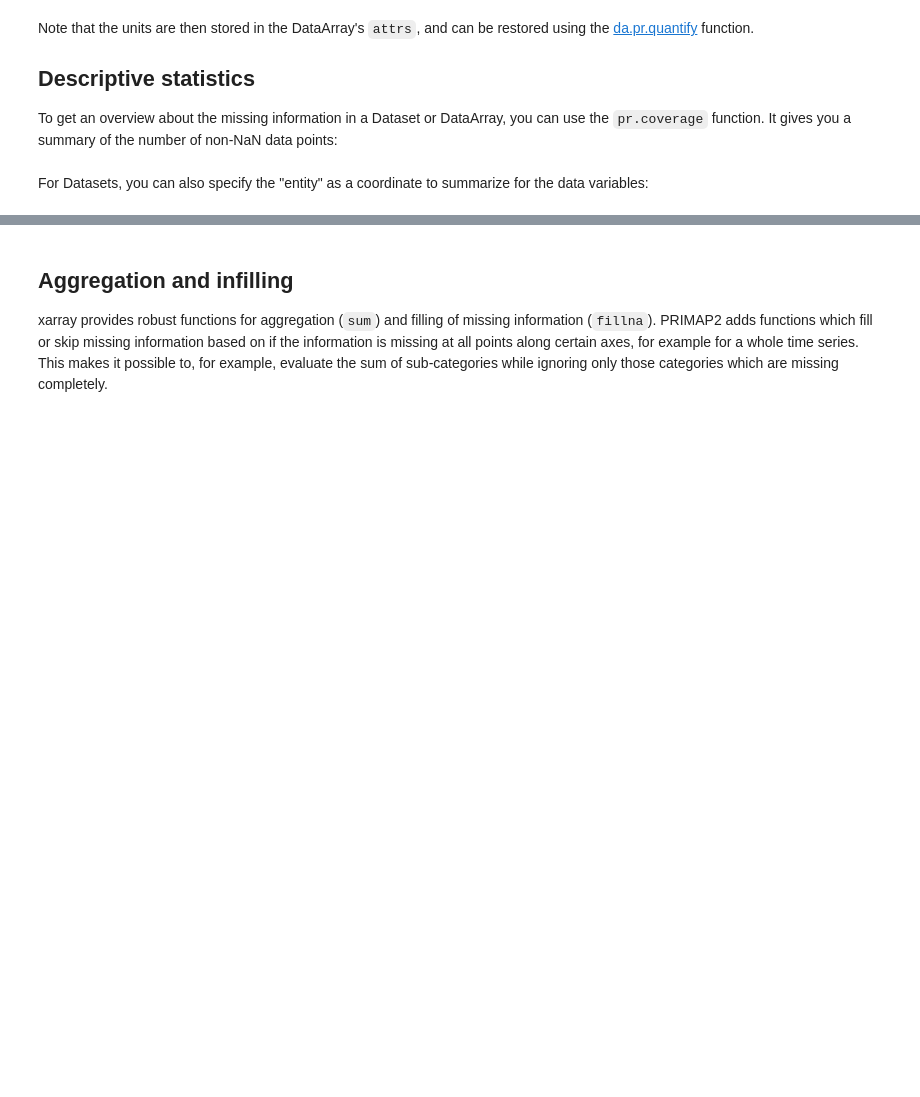
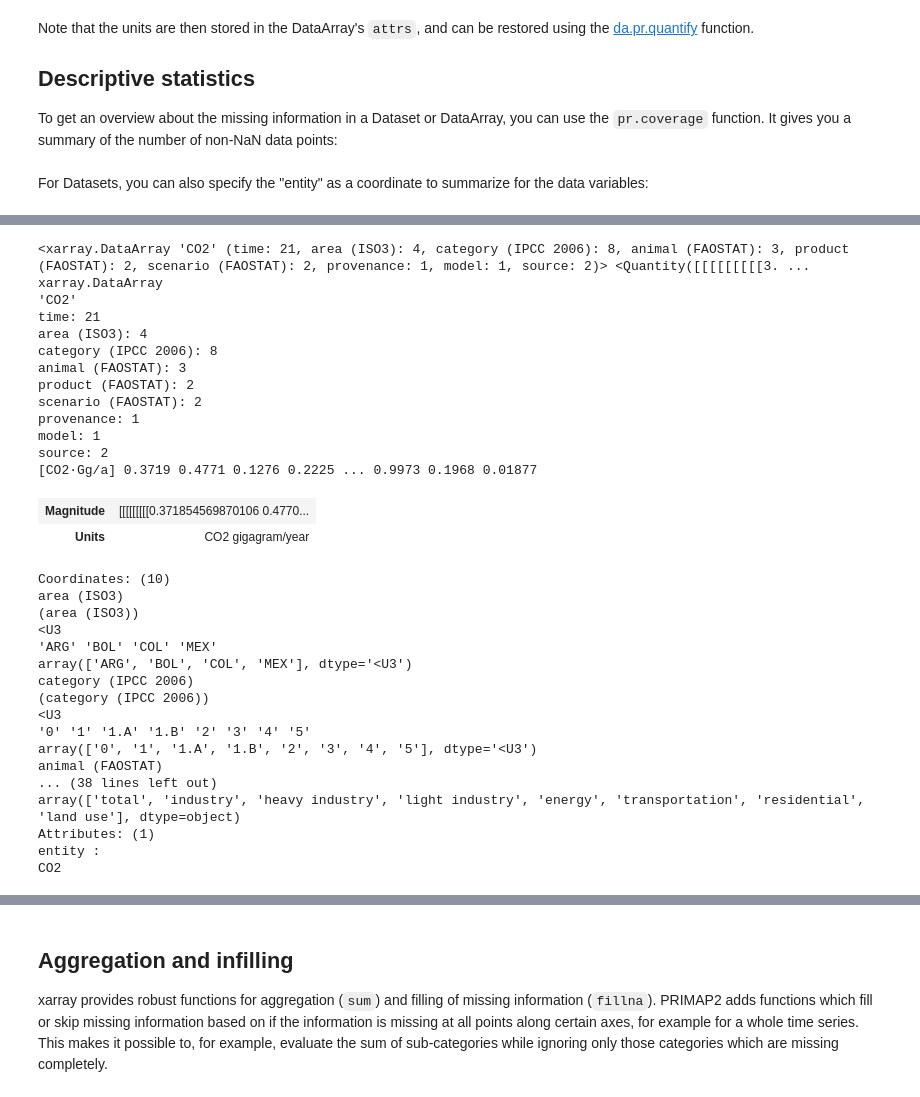
Before and after one commit to primap-community/primap2, a Jupyter notebook: docs/usage.ipynb, the cells around one changed output, grey strips where cells are left out. Saved outputs shown, nothing was run; the diff lists cells and outputs as text; code cells hidden in the pictures; blank space fills up the shorter version.

Commit message:
Add docs and improve tests for pr.merge

```diff
--- a/docs/usage.ipynb
+++ b/docs/usage.ipynb
@@ -277,0 +291,50 @@ ds.pr.coverage("product", "entity", "area")
+# %%
+from primap2.tests.examples import opulent_ds
+import xarray as xr
+
+op_ds = opulent_ds()
+# only take part of the countries to have something to actually merge
+da_start = op_ds["CO2"].pr.loc[{"area": ["ARG", "COL", "MEX"]}]
+# modify some data
+data_to_modify = op_ds["CO2"].pr.loc[{"area": ["ARG"]}].pr.sum("area")
+data_to_modify.data = data_to_modify.data * 1.009
+da_merge = op_ds["CO2"].pr.set(
+    "area", "ARG", data_to_modify, existing="overwrite"
+)
+
+# merge with tolerance such that it will pass
+da_result = da_start.pr.merge(da_merge, tolerance=0.01)
+da_result
+# %% [output]
+<xarray.DataArray 'CO2' (time: 21, area (ISO3): 4, category (IPCC 2006): 8, animal (FAOSTAT): 3, product (FAOSTAT): 2, scenario (FAOSTAT): 2, provenance: 1, model: 1, source: 2)> <Quantity([[[[[[[[[3. ...
+xarray.DataArray
+'CO2'
+time: 21
+area (ISO3): 4
+category (IPCC 2006): 8
+animal (FAOSTAT): 3
+product (FAOSTAT): 2
+scenario (FAOSTAT): 2
+provenance: 1
+model: 1
+source: 2
+[CO2·Gg/a] 0.3719 0.4771 0.1276 0.2225 ... 0.9973 0.1968 0.01877
+| Magnitude | [[[[[[[[[0.371854569870106 0.4770... |
+| Units | CO2 gigagram/year |
+Coordinates: (10)
+area (ISO3)
+(area (ISO3))
+<U3
+'ARG' 'BOL' 'COL' 'MEX'
+array(['ARG', 'BOL', 'COL', 'MEX'], dtype='<U3')
+category (IPCC 2006)
+(category (IPCC 2006))
+<U3
+'0' '1' '1.A' '1.B' '2' '3' '4' '5'
+array(['0', '1', '1.A', '1.B', '2', '3', '4', '5'], dtype='<U3')
+animal (FAOSTAT)
+... (38 lines left out)
+array(['total', 'industry', 'heavy industry', 'light industry', 'energy', 'transportation', 'residential', 'land use'], dtype=object)
+Attributes: (1)
+entity :
+CO2
```
Also changed, not shown: parts of 3 cells of this notebook, 1 other file.
